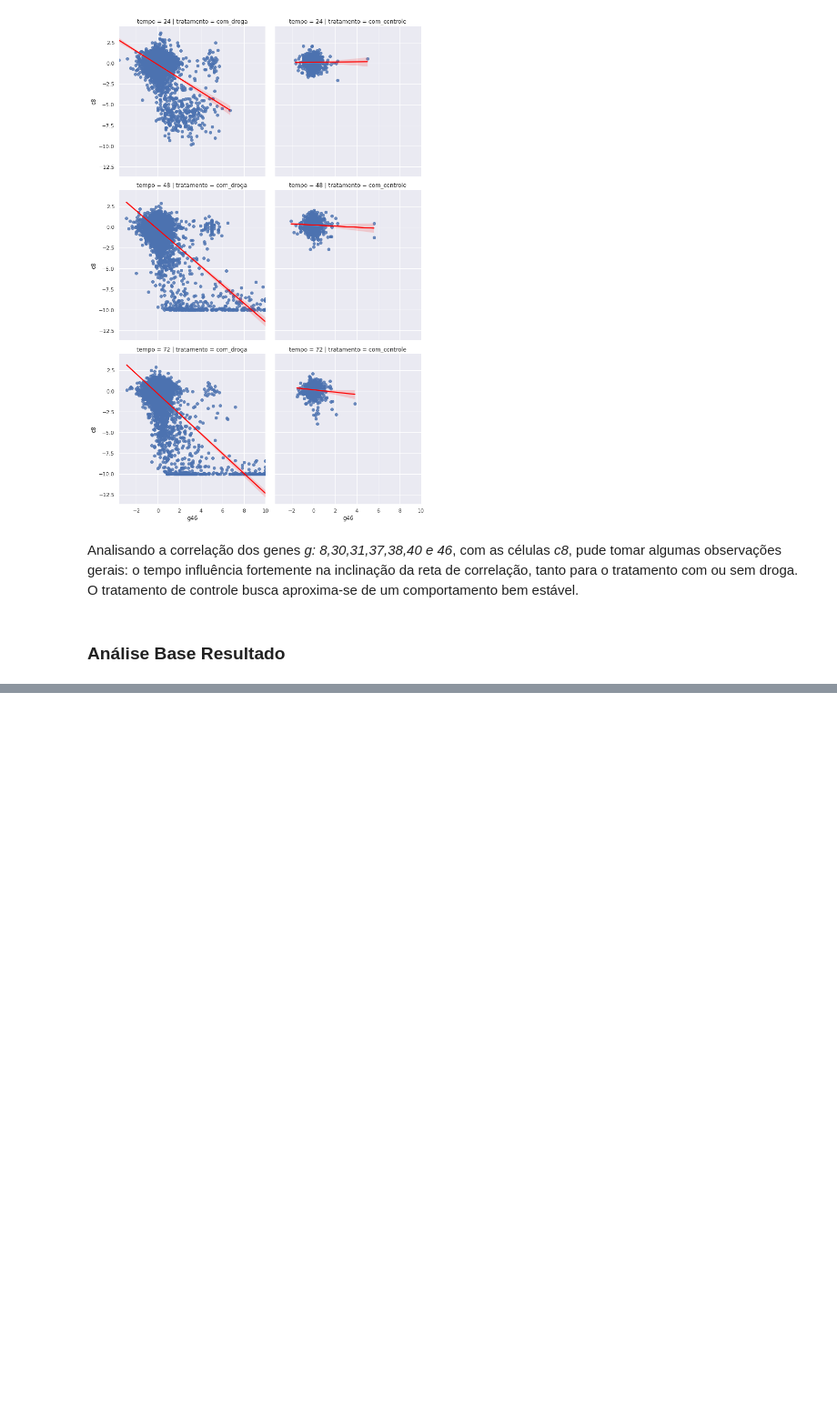
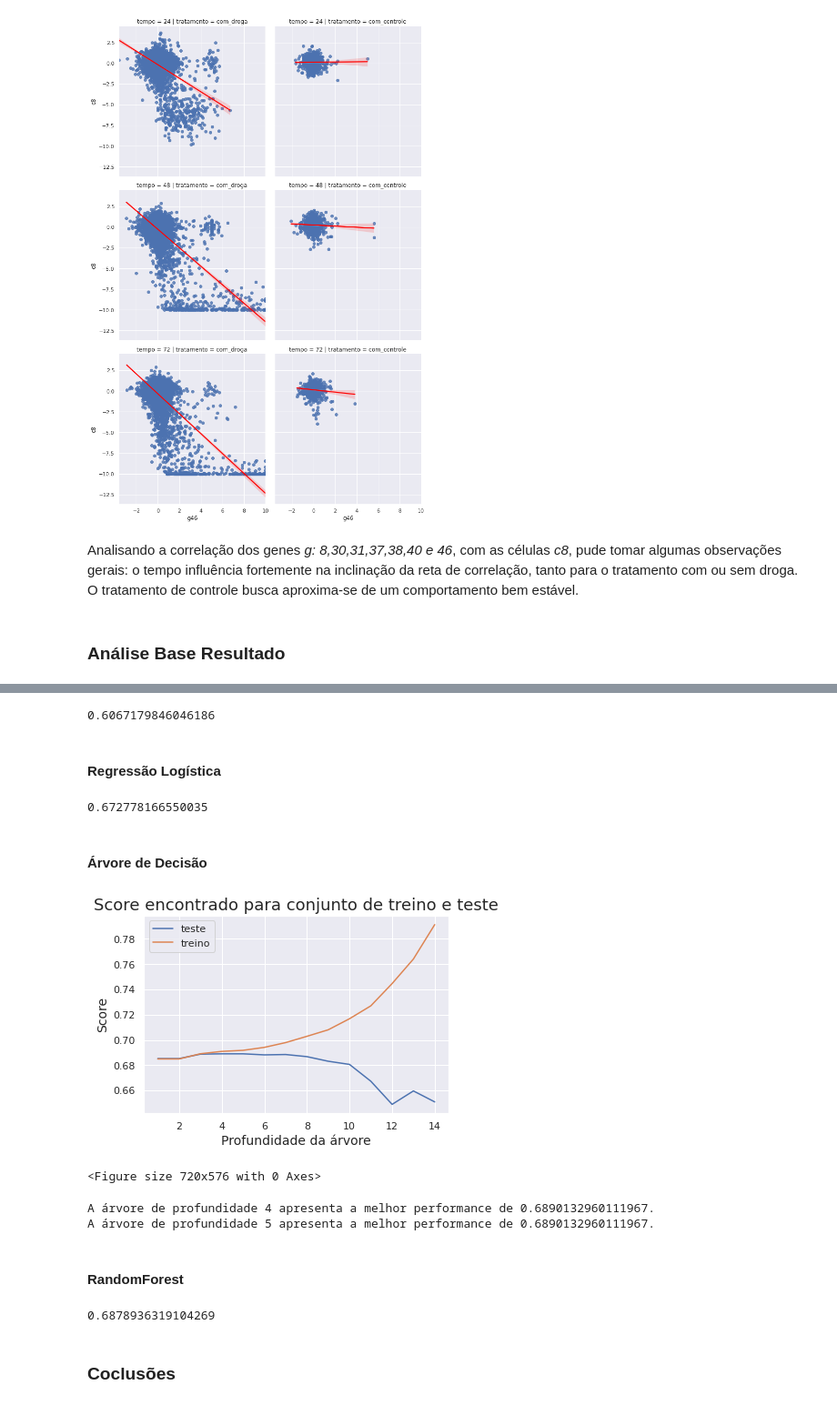
Before and after one commit to mathara/imersao-dados-desafio-final, a Jupyter notebook: Notebooks/Desafio_Descoberta_Componentes.ipynb, the cells around one changed output, grey strips where cells are left out. Shown at 91% size. Drawn from its saved outputs; the diff is of its cells as text; code cells hidden in the pictures; blank space fills up the shorter version.

```diff
--- a/Notebooks/Desafio_Descoberta_Componentes.ipynb
+++ b/Notebooks/Desafio_Descoberta_Componentes.ipynb
@@ -278,0 +448,57 @@ Analisando a correlação dos genes *g:
+# %%
+modelo_dummy = DummyClassifier('most_frequent')
+modelo_dummy.fit(x_treino, y_treino)
+previsao_dummy = modelo_dummy.predict(x_teste)
+accuracy_score(y_teste, previsao_dummy)
+# %% [output]
+0.6067179846046186
+# %% [markdown]
+#### Regressão Logística
+# %%
+#max_iter ajuda para convergir
+model_rlogistica = LogisticRegression(max_iter= 1000)
+#fit serve apra realizar o treino
+model_rlogistica.fit(x_treino,y_treino)
+#verifica o quão bom é o modelo
+model_rlogistica.score(x_teste,y_teste)
+# %% [output]
+0.672778166550035
+# %% [markdown]
+#### Árvore de Decisão
+# %%
+teste  =  []
+treino =  []
+
+for i in range(1,15):
+      modelo_arvore = DecisionTreeClassifier(max_depth= i )
+      modelo_arvore.fit (x_treino,y_treino)
+      treino.append (modelo_arvore.score(x_treino,y_treino))
+      teste.append  (modelo_arvore.score(x_teste,y_teste))
+# %%
+ax = sns.lineplot(x =range(1,15), y =teste, label ='teste')
+ax = sns.lineplot(x =range(1,15), y =treino, label ='treino')
+plt.figure(figsize= (10,8))
+ax.set_title('Score encontrado para conjunto de treino e teste', fontsize = 18)
+ax.set_xlabel('Profundidade da árvore', fontsize = 14)
+ax.set_ylabel('Score', fontsize = 14)
+plt.show()
+# %% [output]
+[figure, added]
+<Figure size 720x576 with 0 Axes>
+# %%
+for i in range(0,14):
+  if (teste[i] == max(teste)):
+    print("A árvore de profundidade {} apresenta a melhor performance de {}.".format(i+1, max(teste)) )
+# %% [output]
+A árvore de profundidade 4 apresenta a melhor performance de 0.6890132960111967.
+A árvore de profundidade 5 apresenta a melhor performance de 0.6890132960111967.
+# %% [markdown]
+#### RandomForest
+# %%
+modelo_ramdom_floresta = RandomForestClassifier()
+modelo_ramdom_floresta.fit (x_treino,y_treino)
+modelo_ramdom_floresta.score(x_teste,y_teste)
+# %% [output]
+0.6878936319104269
+# %% [markdown]
+### Coclusões
```
Also changed, not shown: parts of 39 cells of this notebook.
